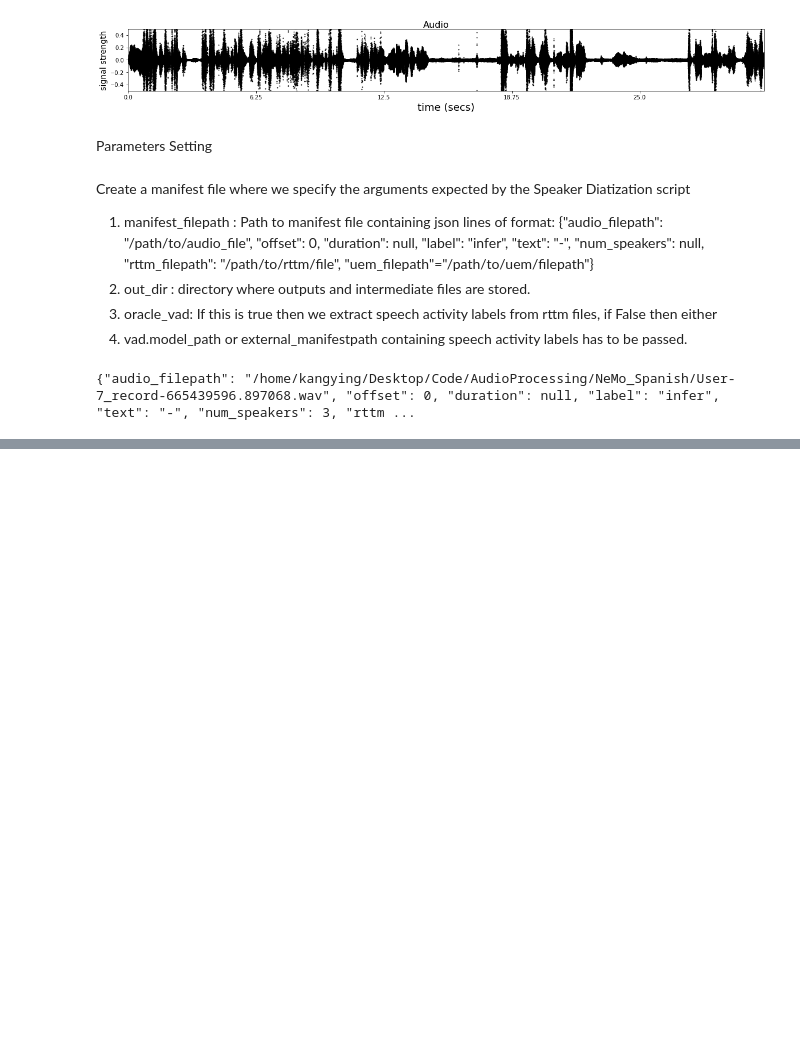
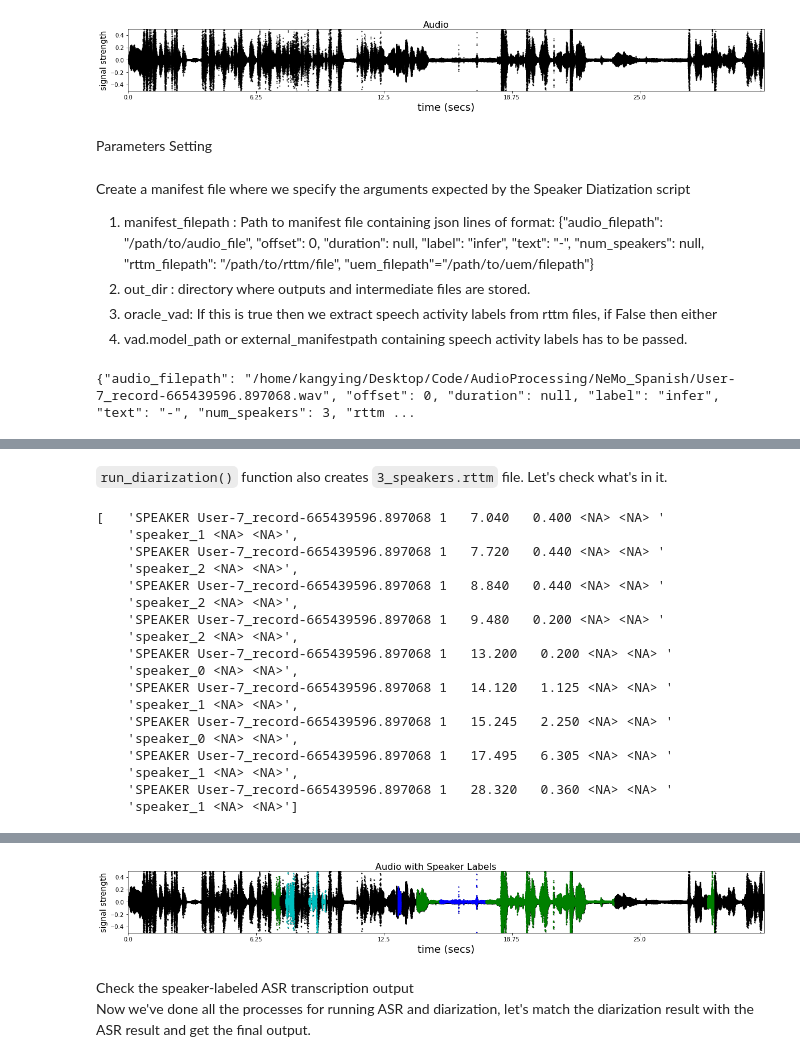
Before and after one commit to jordanbarriap/EMBRACE-data-analysis, a Jupyter notebook: NeMo_test.ipynb, the cells around one changed output, grey strips where cells are left out. Drawn from its saved outputs; the diff is of its cells as text; code cells hidden in the pictures; blank space fills up the shorter version.

```diff
--- a/NeMo_test.ipynb
+++ b/NeMo_test.ipynb
@@ -215,0 +278,38 @@ Word-level timestamps dictionary:
+# %% [markdown]
+<code>run_diarization()</code> function also creates <code>3_speakers.rttm</code> file. Let's check what's in it.
+# %%
+def read_file(path_to_file):
+    with open(path_to_file) as f:
+        contents = f.read().splitlines()
+    return contents
+
+predicted_speaker_label_rttm_path = f"{data_dir}/pred_rttms/{filnename_prefix}.rttm"
+pred_rttm = read_file(predicted_speaker_label_rttm_path)
+
+pp.pprint(pred_rttm)
+
+from nemo.collections.asr.parts.utils.speaker_utils import rttm_to_labels
+pred_labels = rttm_to_labels(predicted_speaker_label_rttm_path)
+
+color = get_color(signal, pred_labels)
+display_waveform(signal,'Audio with Speaker Labels', color)
+display(Audio(signal,rate=16000))
+# %% [output]
+[   'SPEAKER User-7_record-665439596.897068 1   7.040   0.400 <NA> <NA> '
+    'speaker_1 <NA> <NA>',
+    'SPEAKER User-7_record-665439596.897068 1   7.720   0.440 <NA> <NA> '
+    'speaker_2 <NA> <NA>',
+    'SPEAKER User-7_record-665439596.897068 1   8.840   0.440 <NA> <NA> '
+    'speaker_2 <NA> <NA>',
+    'SPEAKER User-7_record-665439596.897068 1   9.480   0.200 <NA> <NA> '
+    'speaker_2 <NA> <NA>',
+    'SPEAKER User-7_record-665439596.897068 1   13.200   0.200 <NA> <NA> '
+    'speaker_0 <NA> <NA>',
+    'SPEAKER User-7_record-665439596.897068 1   14.120   1.125 <NA> <NA> '
+    'speaker_1 <NA> <NA>',
+    'SPEAKER User-7_record-665439596.897068 1   15.245   2.250 <NA> <NA> '
+    'speaker_0 <NA> <NA>',
+    'SPEAKER User-7_record-665439596.897068 1   17.495   6.305 <NA> <NA> '
+    'speaker_1 <NA> <NA>',
+    'SPEAKER User-7_record-665439596.897068 1   28.320   0.360 <NA> <NA> '
+    'speaker_1 <NA> <NA>']
@@ -215,0 +317,4 @@ Word-level timestamps dictionary:
+[figure, added]
+# %% [markdown]
+Check the speaker-labeled ASR transcription output<br>
+Now we've done all the processes for running ASR and diarization, let's match the diarization result with the ASR result and get the final output.
```
Also changed, not shown: parts of 12 cells of this notebook, 8 other files.
